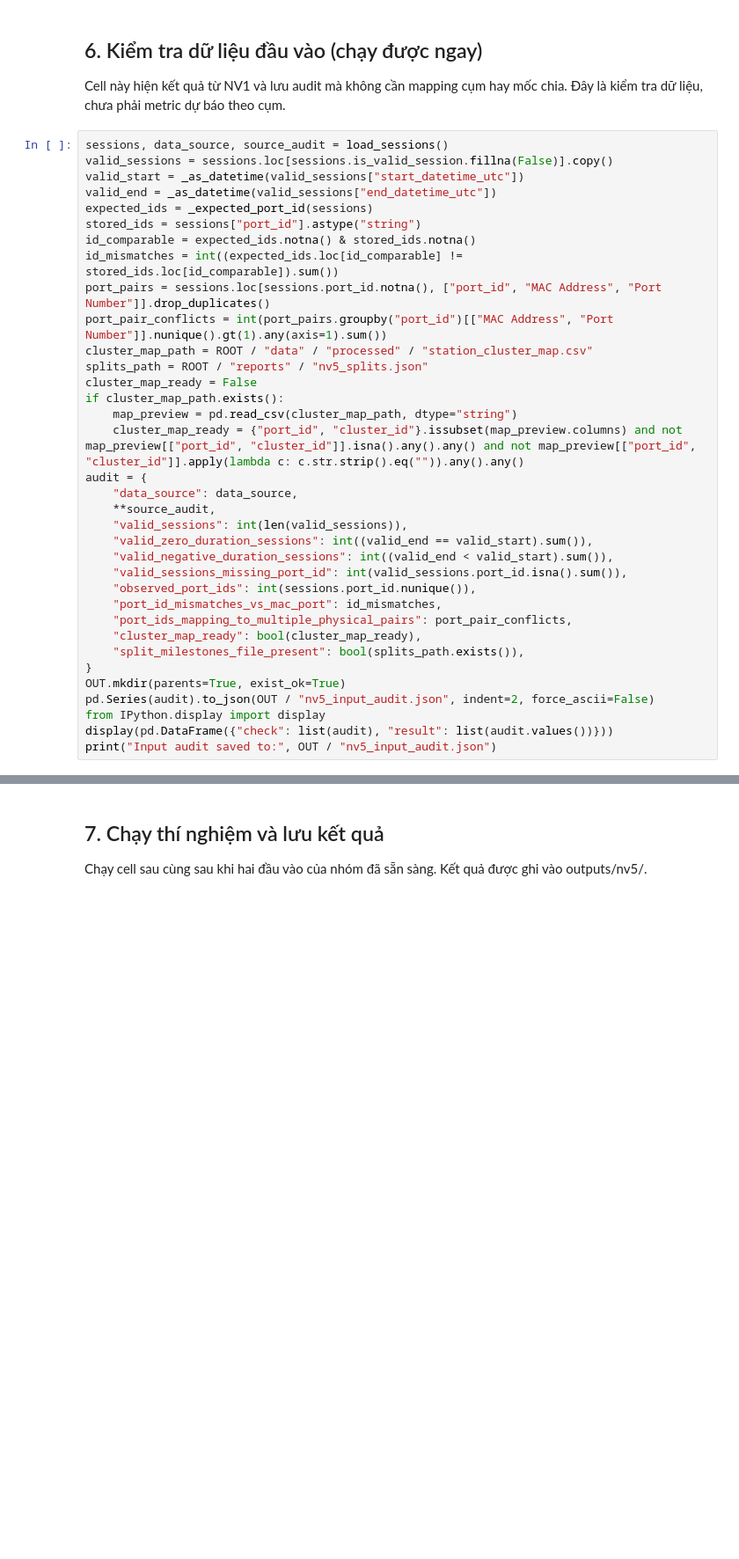
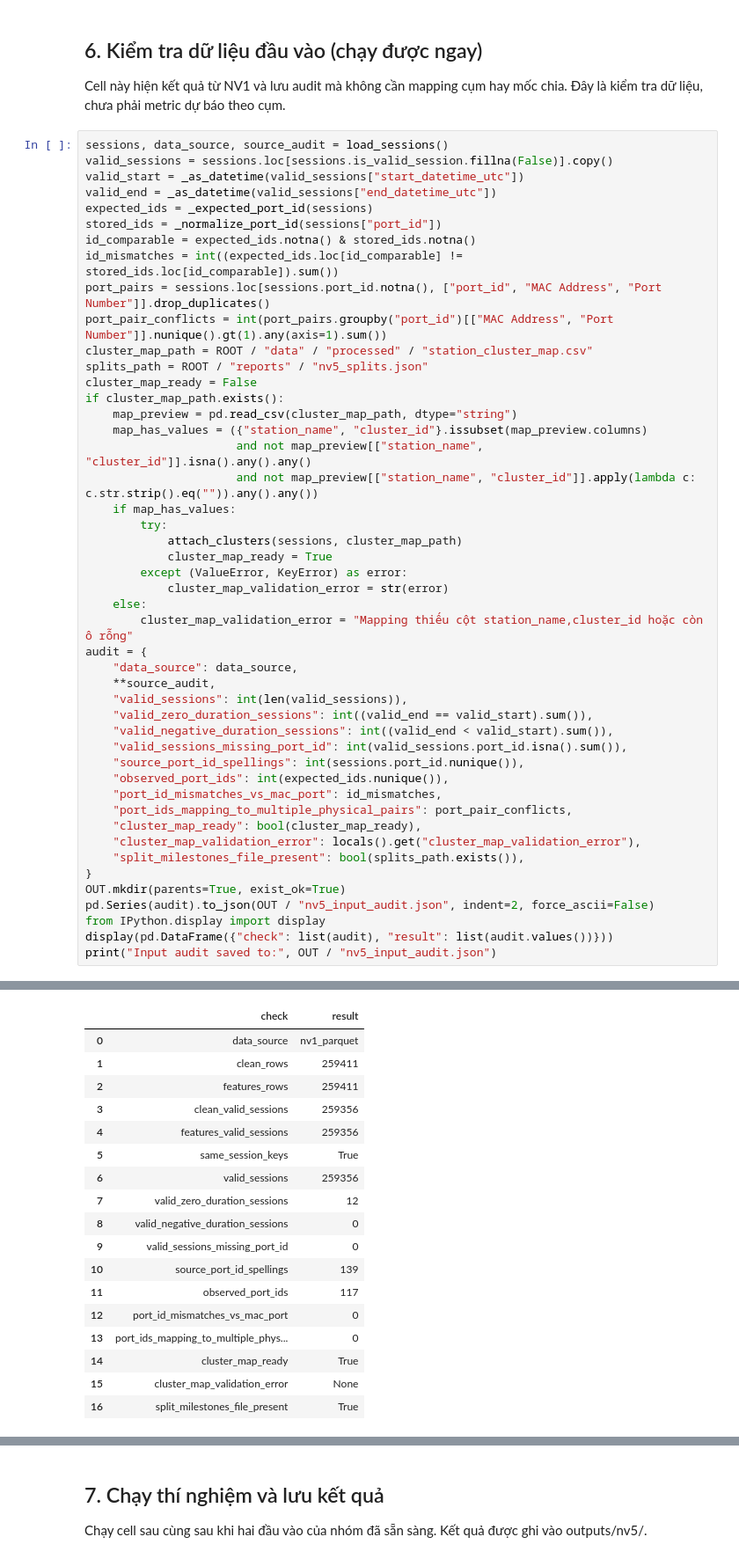
Before and after one commit to mkn67/ev-charging-analytics---IS403, a Jupyter notebook: notebooks/05_NV5_demand_forecasting.ipynb, the cells around one changed output, grey strips where cells are left out. Shown at 88% size. Saved outputs shown, nothing was run; the diff lists cells and outputs as text; blank space fills up the shorter version.

```diff
--- a/notebooks/05_NV5_demand_forecasting.ipynb
+++ b/notebooks/05_NV5_demand_forecasting.ipynb
@@ -382,7 +468,7 @@ valid_sessions = sessions.loc[sessions.is_valid_session.fillna(False)].copy()
 valid_start = _as_datetime(valid_sessions["start_datetime_utc"])
 valid_end = _as_datetime(valid_sessions["end_datetime_utc"])
 expected_ids = _expected_port_id(sessions)
-stored_ids = sessions["port_id"].astype("string")
+stored_ids = _normalize_port_id(sessions["port_id"])
 id_comparable = expected_ids.notna() & stored_ids.notna()
 id_mismatches = int((expected_ids.loc[id_comparable] != stored_ids.loc[id_comparable]).sum())
 port_pairs = sessions.loc[sessions.port_id.notna(), ["port_id", "MAC Address", "Port Number"]].drop_duplicates()
@@ -392,7 +478,17 @@ splits_path = ROOT / "reports" / "nv5_splits.json"
 cluster_map_ready = False
 if cluster_map_path.exists():
     map_preview = pd.read_csv(cluster_map_path, dtype="string")
-    cluster_map_ready = {"port_id", "cluster_id"}.issubset(map_preview.columns) and not map_preview[["port_id", "cluster_id"]].isna().any().any() and not map_preview[["port_id", "cluster_id"]].apply(lambda c: c.str.strip().eq("")).any().any()
+    map_has_values = ({"station_name", "cluster_id"}.issubset(map_preview.columns)
+                      and not map_preview[["station_name", "cluster_id"]].isna().any().any()
+                      and not map_preview[["station_name", "cluster_id"]].apply(lambda c: c.str.strip().eq("")).any().any())
+    if map_has_values:
+        try:
+            attach_clusters(sessions, cluster_map_path)
+            cluster_map_ready = True
+        except (ValueError, KeyError) as error:
+            cluster_map_validation_error = str(error)
+    else:
+        cluster_map_validation_error = "Mapping thiếu cột station_name,cluster_id hoặc còn ô rỗng"
 audit = {
     "data_source": data_source,
     **source_audit,
@@ -400,10 +496,12 @@ audit = {
     "valid_zero_duration_sessions": int((valid_end == valid_start).sum()),
     "valid_negative_duration_sessions": int((valid_end < valid_start).sum()),
     "valid_sessions_missing_port_id": int(valid_sessions.port_id.isna().sum()),
-    "observed_port_ids": int(sessions.port_id.nunique()),
+    "source_port_id_spellings": int(sessions.port_id.nunique()),
+    "observed_port_ids": int(expected_ids.nunique()),
     "port_id_mismatches_vs_mac_port": id_mismatches,
     "port_ids_mapping_to_multiple_physical_pairs": port_pair_conflicts,
     "cluster_map_ready": bool(cluster_map_ready),
+    "cluster_map_validation_error": locals().get("cluster_map_validation_error"),
     "split_milestones_file_present": bool(splits_path.exists()),
 }
 OUT.mkdir(parents=True, exist_ok=True)
@@ -411,3 +509,4 @@ pd.Series(audit).to_json(OUT / "nv5_input_audit.json", indent=2, force_ascii=Fal
 from IPython.display import display
 display(pd.DataFrame({"check": list(audit), "result": list(audit.values())}))
 print("Input audit saved to:", OUT / "nv5_input_audit.json")
+# %% [output]
@@ -413,0 +514,18 @@ print("Input audit saved to:", OUT / "nv5_input_audit.json")
+|  | check | result |
+| 0 | data_source | nv1_parquet |
+| 1 | clean_rows | 259411 |
+| 2 | features_rows | 259411 |
+| 3 | clean_valid_sessions | 259356 |
+| 4 | features_valid_sessions | 259356 |
+| 5 | same_session_keys | True |
+| 6 | valid_sessions | 259356 |
+| 7 | valid_zero_duration_sessions | 12 |
+| 8 | valid_negative_duration_sessions | 0 |
+| 9 | valid_sessions_missing_port_id | 0 |
+| 10 | source_port_id_spellings | 139 |
+| 11 | observed_port_ids | 117 |
+| 12 | port_id_mismatches_vs_mac_port | 0 |
+| 13 | port_ids_mapping_to_multiple_phys... | 0 |
+| 14 | cluster_map_ready | True |
+| 15 | cluster_map_validation_error | None |
+| 16 | split_milestones_file_present | True |
```
Also changed, not shown: parts of 10 cells of this notebook, 55 other files.
